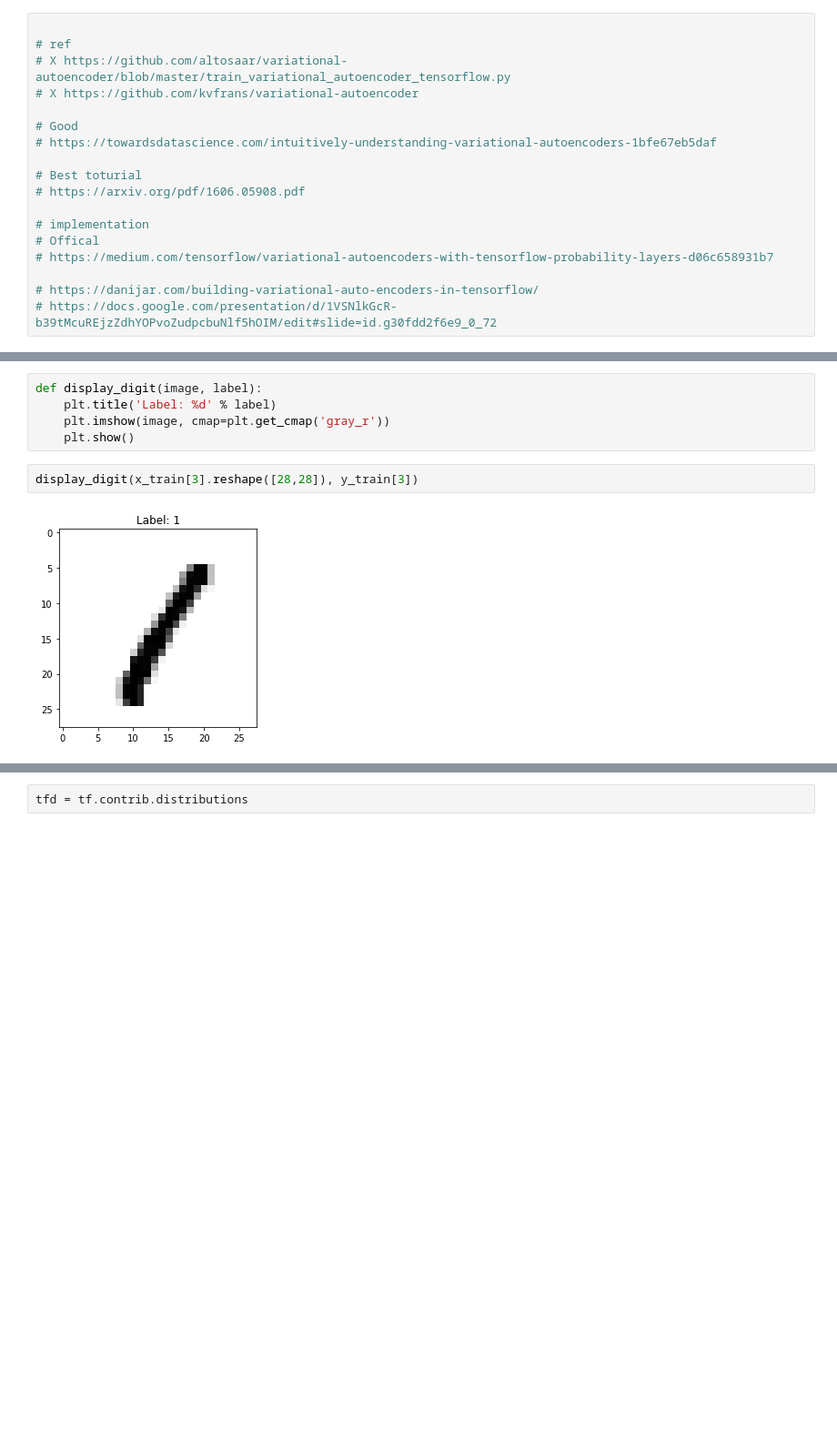
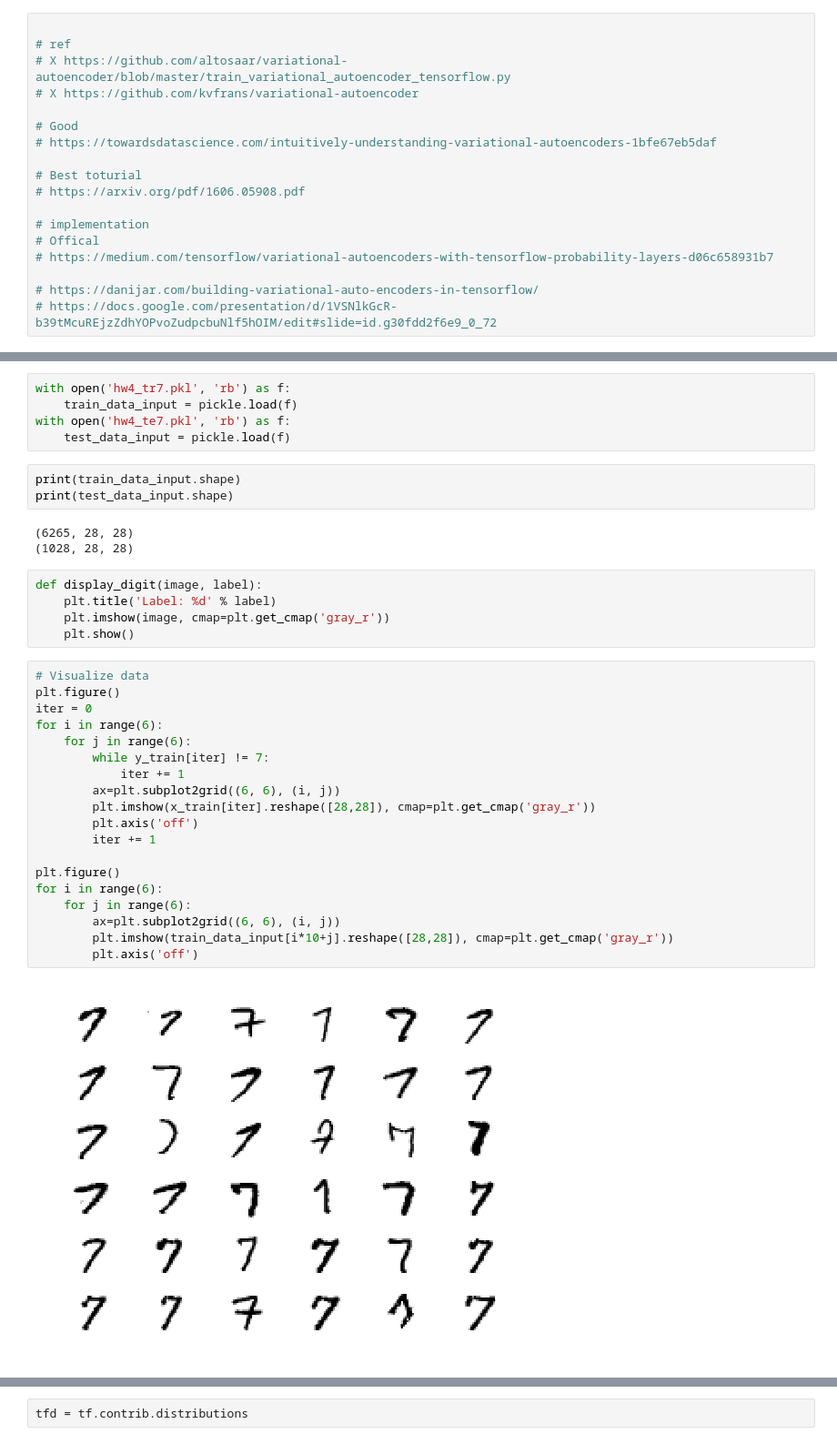
Before and after one commit to mofas/deep_learning_system_note, a Jupyter notebook: hw/hw4/hw4_2.ipynb, the cells around one changed output, grey strips where cells are left out. Shown: that part at 91% size. Cells and saved outputs as stored; diff of their text form; blank space fills up the shorter version.

```diff
--- a/hw/hw4/hw4_2.ipynb
+++ b/hw/hw4/hw4_2.ipynb
@@ -33,9 +31,37 @@ Downloading data from https://storage.googleapis.com/tensorflow/tf-keras-dataset
+# %%
+with open('hw4_tr7.pkl', 'rb') as f:
+    train_data_input = pickle.load(f)
+with open('hw4_te7.pkl', 'rb') as f:
+    test_data_input = pickle.load(f)
+# %%
+print(train_data_input.shape)
+print(test_data_input.shape)
+# %% [output]
+(6265, 28, 28)
+(1028, 28, 28)
 # %%
 def display_digit(image, label):
     plt.title('Label: %d' % label)
     plt.imshow(image, cmap=plt.get_cmap('gray_r'))
     plt.show()
-# %%
-display_digit(x_train[3].reshape([28,28]), y_train[3])
-# %% [output]
-[figure, removed]
+# %%
+# Visualize data
+plt.figure()
+iter = 0
+for i in range(6):
+    for j in range(6):
+        while y_train[iter] != 7:
+            iter += 1
+        ax=plt.subplot2grid((6, 6), (i, j))
+        plt.imshow(x_train[iter].reshape([28,28]), cmap=plt.get_cmap('gray_r'))
+        plt.axis('off')
+        iter += 1
+
+plt.figure()
+for i in range(6):
+    for j in range(6):
+        ax=plt.subplot2grid((6, 6), (i, j))
+        plt.imshow(train_data_input[i*10+j].reshape([28,28]), cmap=plt.get_cmap('gray_r'))
+        plt.axis('off')
+# %% [output]
+[figure, added]
```
Also changed, not shown: parts of 3 cells of this notebook.
